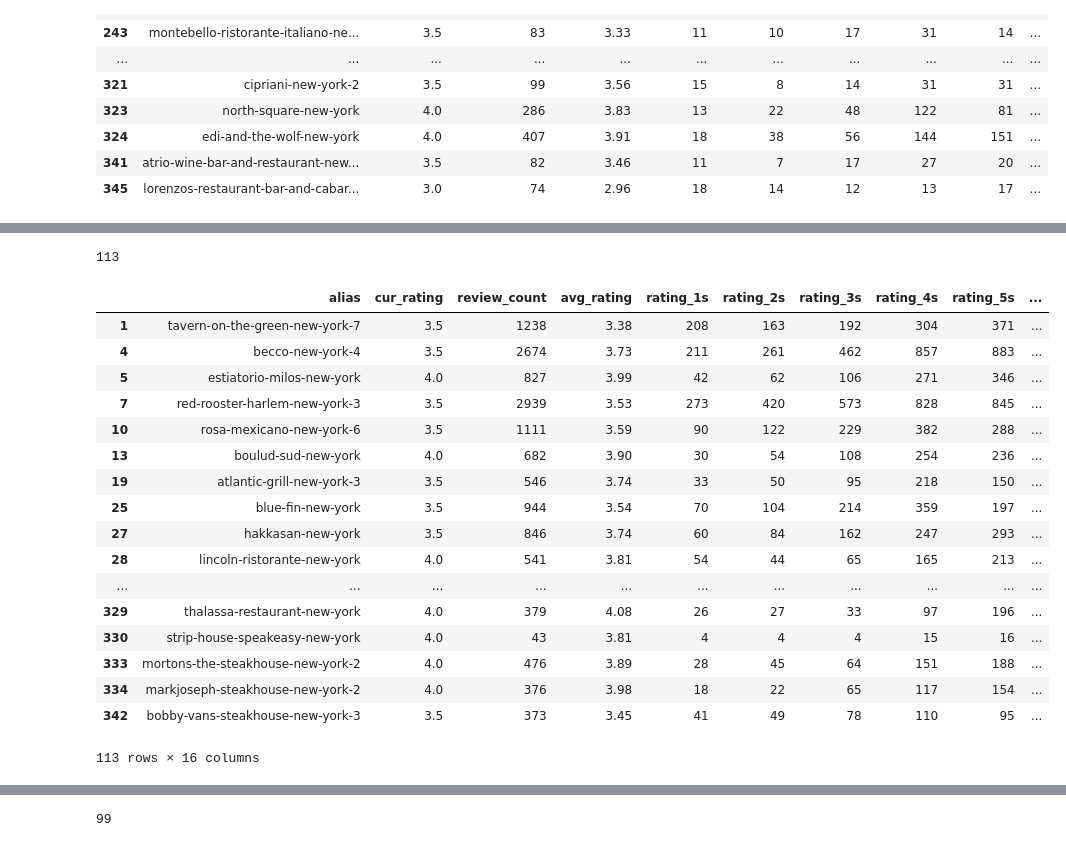
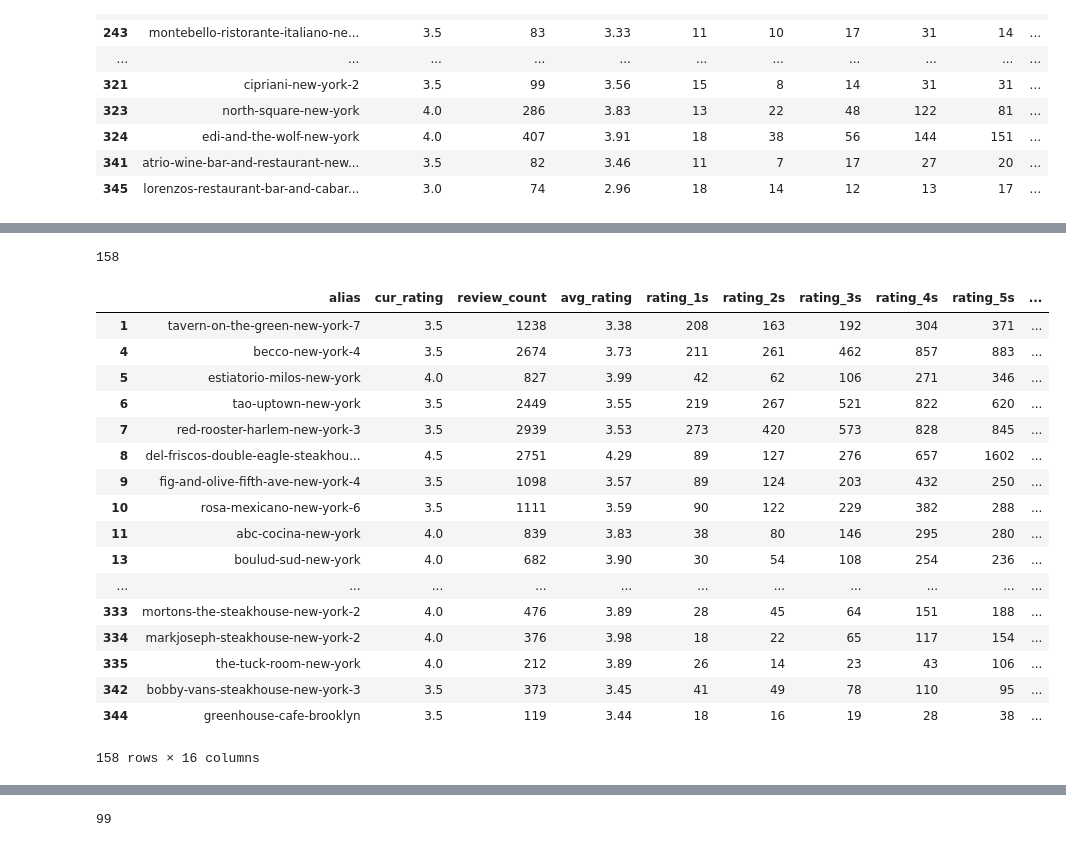
Before and after one commit to ctc316/NYC_RstWeek, a Jupyter notebook: analysis.ipynb, the cells around one changed output, grey strips where cells are left out. Drawn from its saved outputs; the diff is of its cells as text; code cells hidden in the pictures.

```diff
--- a/analysis.ipynb
+++ b/analysis.ipynb
@@ -102,5 +120,5 @@ display(yelp_rsts)
 # %%
-reviews = pd.read_csv("data/review_analysis.csv", index_col=0)
+analysis = pd.read_csv("data/review_analysis.csv", index_col=0)
 display(analysis)
 # %% [output]
 |  | alias | cur_rating | review_count | avg_rating | rating_1s | rating_2s | rating_3s | rating_4s | rating_5s | ... |
@@ -185,24 +225,24 @@ display(no_reviews)
 # %%
-better = analysis[(analysis['rw_review_count'] != 0) & (analysis['rw_avg_rating'] - analysis['avg_rating'] >= 0.25)]
+better = analysis[(analysis['rw_review_count'] != 0) & (analysis['rw_avg_rating'] - analysis['avg_rating'] >= 0.05)]
 print(better.shape[0])
 display(better)
 # %% [output]
-113
+158
 |  | alias | cur_rating | review_count | avg_rating | rating_1s | rating_2s | rating_3s | rating_4s | rating_5s | ... |
 | 1 | tavern-on-the-green-new-york-7 | 3.5 | 1238 | 3.38 | 208 | 163 | 192 | 304 | 371 | ... |
 | 4 | becco-new-york-4 | 3.5 | 2674 | 3.73 | 211 | 261 | 462 | 857 | 883 | ... |
 | 5 | estiatorio-milos-new-york | 4.0 | 827 | 3.99 | 42 | 62 | 106 | 271 | 346 | ... |
+| 6 | tao-uptown-new-york | 3.5 | 2449 | 3.55 | 219 | 267 | 521 | 822 | 620 | ... |
 | 7 | red-rooster-harlem-new-york-3 | 3.5 | 2939 | 3.53 | 273 | 420 | 573 | 828 | 845 | ... |
+| 8 | del-friscos-double-eagle-steakhou... | 4.5 | 2751 | 4.29 | 89 | 127 | 276 | 657 | 1602 | ... |
+| 9 | fig-and-olive-fifth-ave-new-york-4 | 3.5 | 1098 | 3.57 | 89 | 124 | 203 | 432 | 250 | ... |
 | 10 | rosa-mexicano-new-york-6 | 3.5 | 1111 | 3.59 | 90 | 122 | 229 | 382 | 288 | ... |
+| 11 | abc-cocina-new-york | 4.0 | 839 | 3.83 | 38 | 80 | 146 | 295 | 280 | ... |
 | 13 | boulud-sud-new-york | 4.0 | 682 | 3.90 | 30 | 54 | 108 | 254 | 236 | ... |
-| 19 | atlantic-grill-new-york-3 | 3.5 | 546 | 3.74 | 33 | 50 | 95 | 218 | 150 | ... |
-| 25 | blue-fin-new-york | 3.5 | 944 | 3.54 | 70 | 104 | 214 | 359 | 197 | ... |
-| 27 | hakkasan-new-york | 3.5 | 846 | 3.74 | 60 | 84 | 162 | 247 | 293 | ... |
-| 28 | lincoln-ristorante-new-york | 4.0 | 541 | 3.81 | 54 | 44 | 65 | 165 | 213 | ... |
 | ... | ... | ... | ... | ... | ... | ... | ... | ... | ... | ... |
-| 329 | thalassa-restaurant-new-york | 4.0 | 379 | 4.08 | 26 | 27 | 33 | 97 | 196 | ... |
-| 330 | strip-house-speakeasy-new-york | 4.0 | 43 | 3.81 | 4 | 4 | 4 | 15 | 16 | ... |
 | 333 | mortons-the-steakhouse-new-york-2 | 4.0 | 476 | 3.89 | 28 | 45 | 64 | 151 | 188 | ... |
 | 334 | markjoseph-steakhouse-new-york-2 | 4.0 | 376 | 3.98 | 18 | 22 | 65 | 117 | 154 | ... |
+| 335 | the-tuck-room-new-york | 4.0 | 212 | 3.89 | 26 | 14 | 23 | 43 | 106 | ... |
 | 342 | bobby-vans-steakhouse-new-york-3 | 3.5 | 373 | 3.45 | 41 | 49 | 78 | 110 | 95 | ... |
+| 344 | greenhouse-cafe-brooklyn | 3.5 | 119 | 3.44 | 18 | 16 | 19 | 28 | 38 | ... |
-113 rows × 16 columns
+158 rows × 16 columns
```
Also changed, not shown: parts of 15 cells of this notebook, 2 other files.
